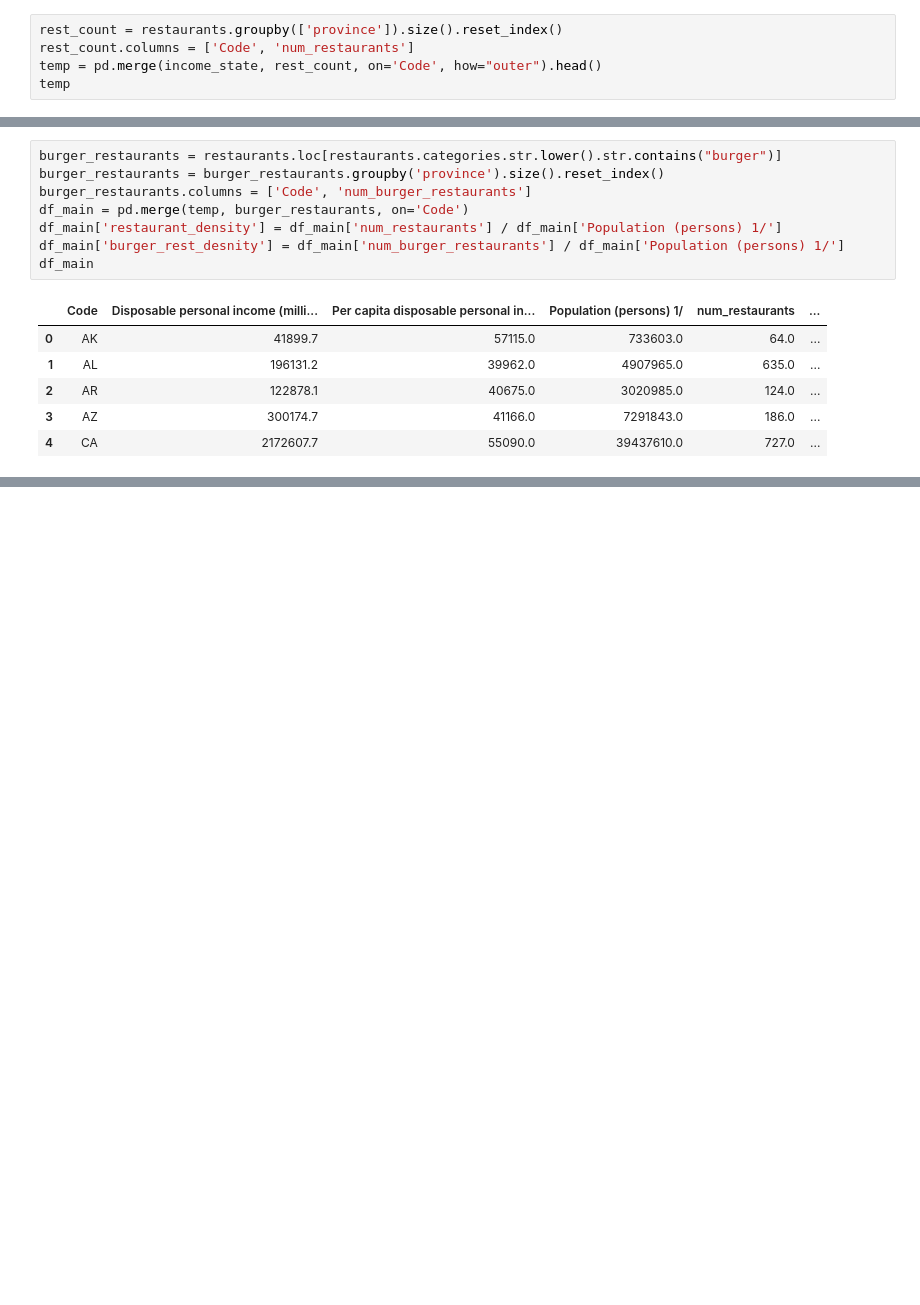
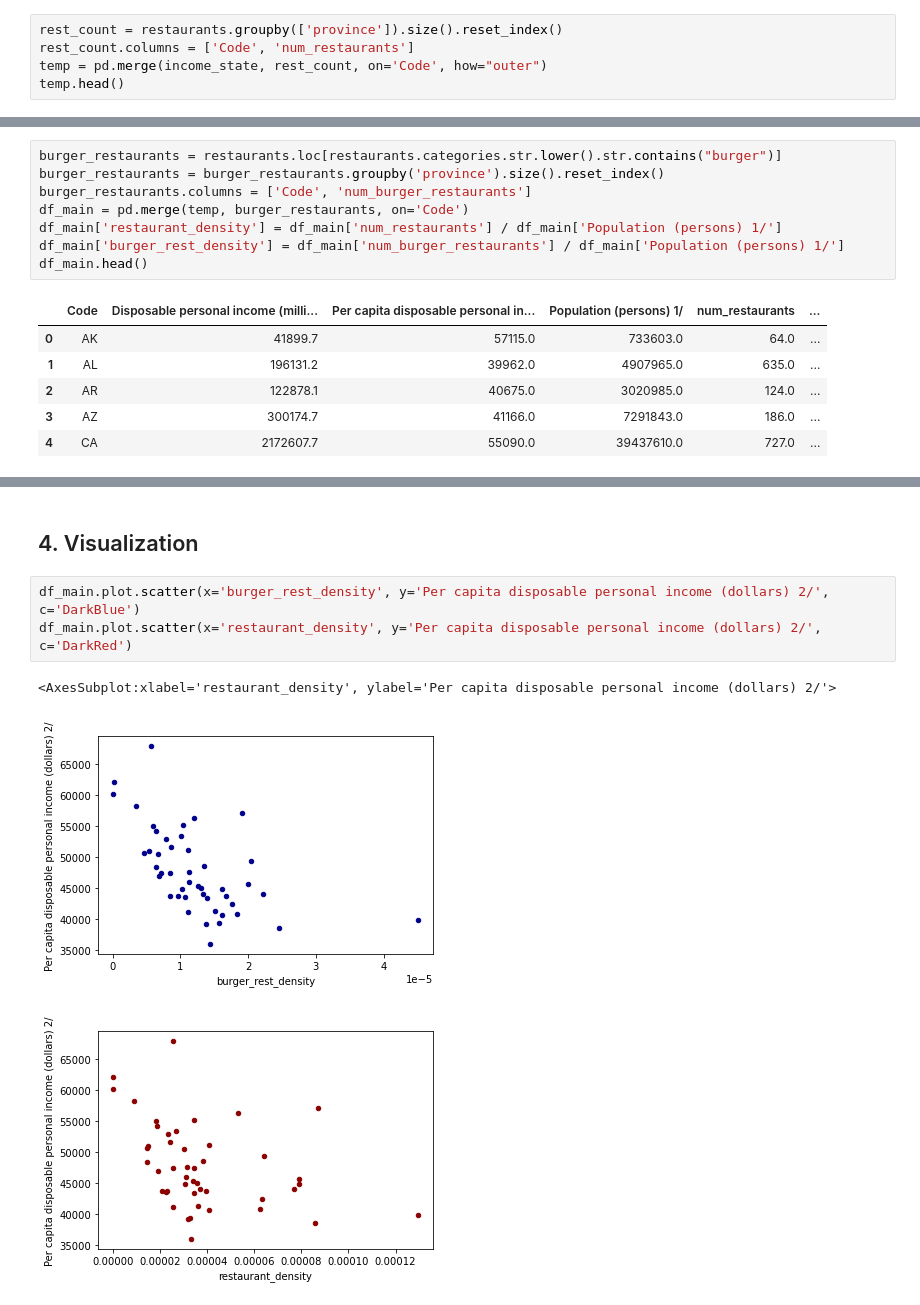
Before and after one commit to alishalaby07/RestaurantAnalysis, a Jupyter notebook: Assignment.ipynb, the cells around one changed output, grey strips where cells are left out. Drawn from its saved outputs; the diff is of its cells as text; blank space fills up the shorter version.

Commit message:
Data Visualization

```diff
--- a/Assignment.ipynb
+++ b/Assignment.ipynb
@@ -107,8 +104,8 @@ Now that I cleaned the dataframe grouped by state, I found the number of restaur
 # %%
 rest_count = restaurants.groupby(['province']).size().reset_index()
 rest_count.columns = ['Code', 'num_restaurants']
-temp = pd.merge(income_state, rest_count, on='Code', how="outer").head()
-temp
+temp = pd.merge(income_state, rest_count, on='Code', how="outer")
+temp.head()
 # %% [output]
 |  | Code | Disposable personal income (milli... | Per capita disposable personal in... | Population (persons) 1/ | num_restaurants |
 | 0 | AK | 41899.7 | 57115.0 | 733603.0 | 64.0 |
@@ -124,8 +121,8 @@ burger_restaurants = burger_restaurants.groupby('province').size().reset_index()
 burger_restaurants.columns = ['Code', 'num_burger_restaurants']
 df_main = pd.merge(temp, burger_restaurants, on='Code')
 df_main['restaurant_density'] = df_main['num_restaurants'] / df_main['Population (persons) 1/']
-df_main['burger_rest_desnity'] = df_main['num_burger_restaurants'] / df_main['Population (persons) 1/']
-df_main
+df_main['burger_rest_density'] = df_main['num_burger_restaurants'] / df_main['Population (persons) 1/']
+df_main.head()
 # %% [output]
 |  | Code | Disposable personal income (milli... | Per capita disposable personal in... | Population (persons) 1/ | num_restaurants | ... |
 | 0 | AK | 41899.7 | 57115.0 | 733603.0 | 64.0 | ... |
@@ -139,0 +149,9 @@ Simple data manipulation on the outcome variable, 'Per capita disposable persona
+# %% [markdown]
+## 4. Visualization
+# %%
+df_main.plot.scatter(x='burger_rest_density', y='Per capita disposable personal income (dollars) 2/', c='DarkBlue')
+df_main.plot.scatter(x='restaurant_density', y='Per capita disposable personal income (dollars) 2/', c='DarkRed')
+# %% [output]
+<AxesSubplot:xlabel='restaurant_density', ylabel='Per capita disposable personal income (dollars) 2/'>
+[figure, added]
+[figure, added]
```
Also changed, not shown: parts of 8 cells of this notebook.
